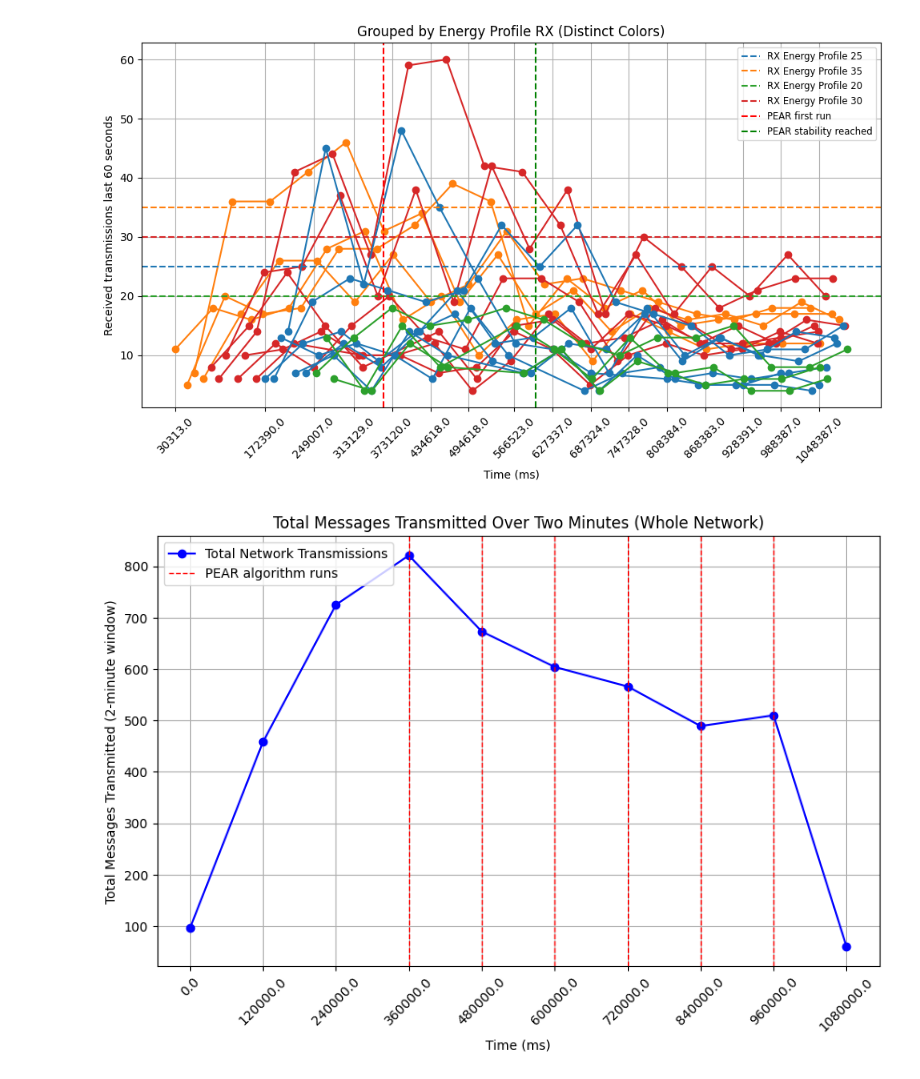
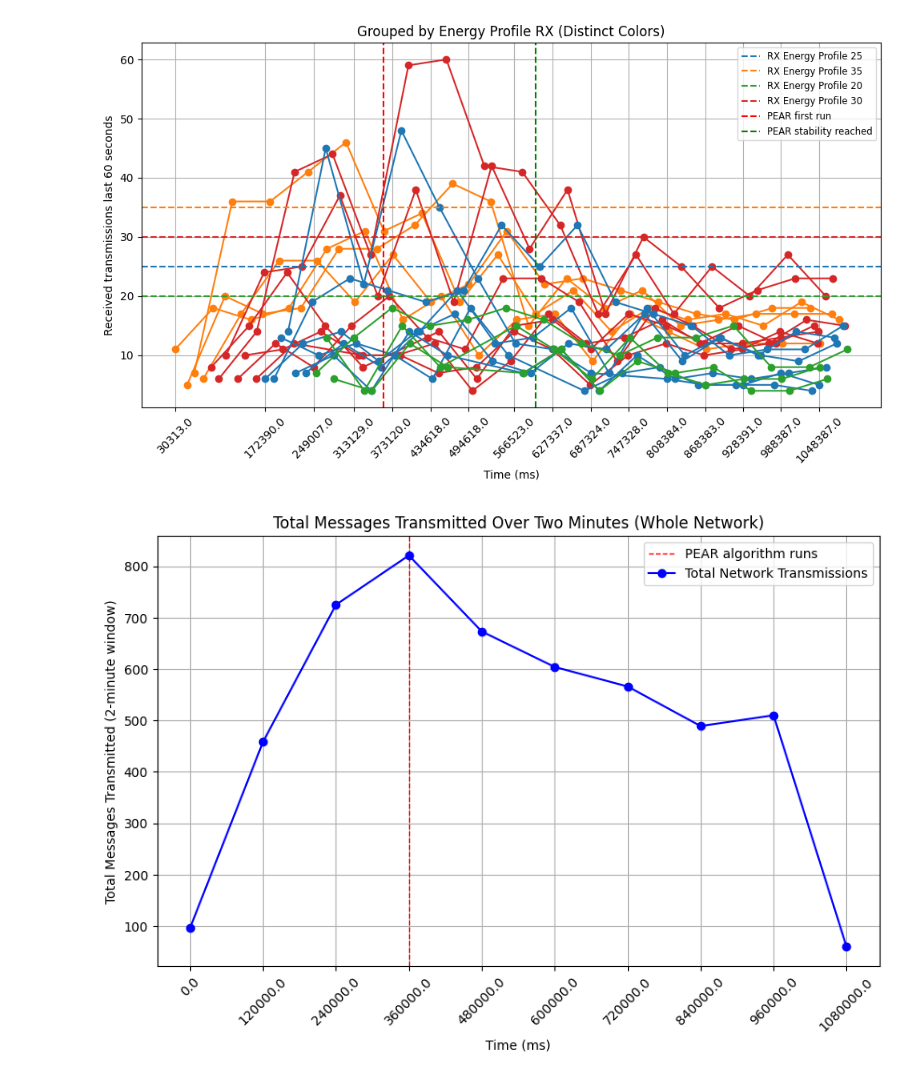
Before and after one commit to NikolajRFA/painlessPEARMesh, a Jupyter notebook: tools/graphs.ipynb, the cells around one changed output. Cells and saved outputs as stored; diff of their text form; code cells hidden in the pictures.

```diff
--- a/tools/graphs.ipynb
+++ b/tools/graphs.ipynb
@@ -165,35 +165,34 @@ plt.show()
 # %%
 temp_df = df.copy()
 
 # Convert node_time to milliseconds if necessary
 temp_df["node_time"] = temp_df["node_time"] / 1000
 
 # Fill missing transmission values by propagating last known value
 temp_df["tx_period"] = temp_df.groupby("from_node")["tx_period"].ffill()
 
 # Aggregate total transmissions for the whole network over two-minute intervals
 temp_df["time_bin"] = temp_df["node_time"] // 120000  # Convert milliseconds into 2-minute bins
 df_agg = temp_df.groupby("time_bin")["tx_period"].sum().reset_index()
 
 plt.figure(figsize=(10, 6))
-plt.plot(df_agg["time_bin"] * 120000, df_agg["tx_period"], marker="o", linestyle="-", color="blue", label="Total Network Transmissions")
-
 # Define start and end for vertical lines
 start_time = 360000
-end_time = 360000 + pear_stable_time + 10000  # Convert to integer
-
+end_time = 360000 +   + 10000  # Convert to integer
 # Draw vertical lines every 120000 ms starting at 360000 ms
 for x in range(start_time, end_time + 1, 120000):
     plt.axvline(x=x, color="red", linestyle="--", linewidth=1, label="PEAR algorithm runs" if x == start_time else "")
+
+plt.plot(df_agg["time_bin"] * 120000, df_agg["tx_period"], marker="o", linestyle="-", color="blue", label="Total Network Transmissions")
 
 
 plt.xticks(df_agg['time_bin'] * 120000, labels=(df_agg['time_bin'] * 120000).round(0), rotation=45)
 
 plt.xlabel("Time (ms)")
 plt.ylabel("Total Messages Transmitted (2-minute window)")
 plt.title("Total Messages Transmitted Over Two Minutes (Whole Network)")
 plt.legend()
 plt.grid()
 plt.show()
 # %% [output]
-[figure, old version]
+[figure, new version]
```
Also changed, not shown: parts of 2 cells of this notebook.
